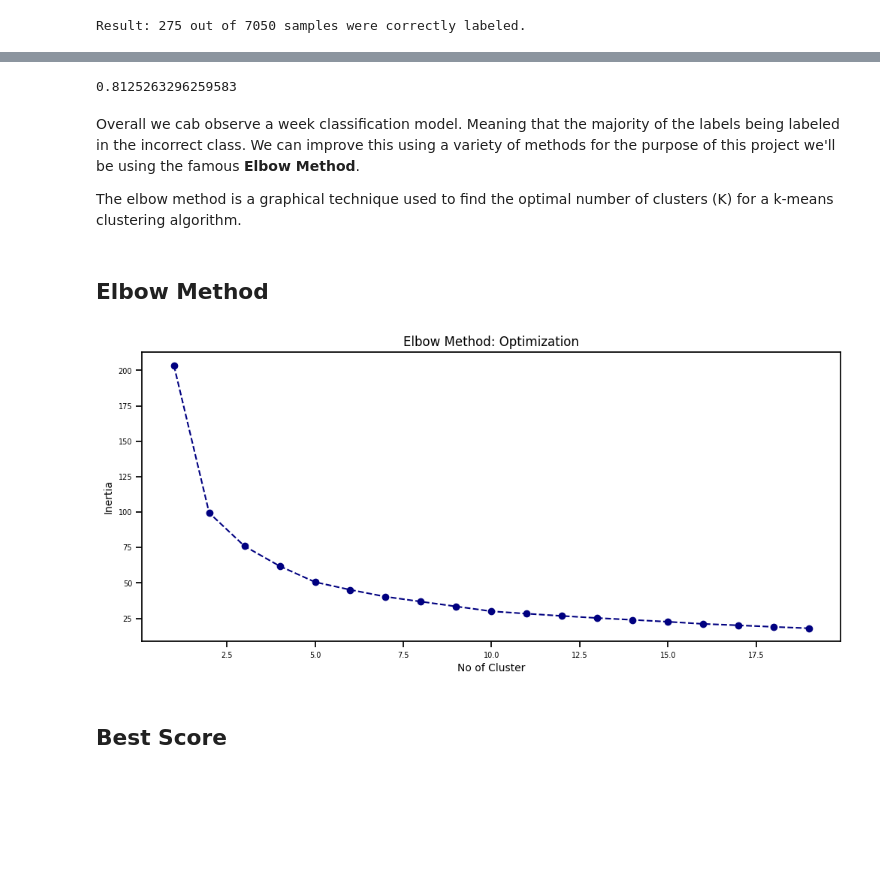
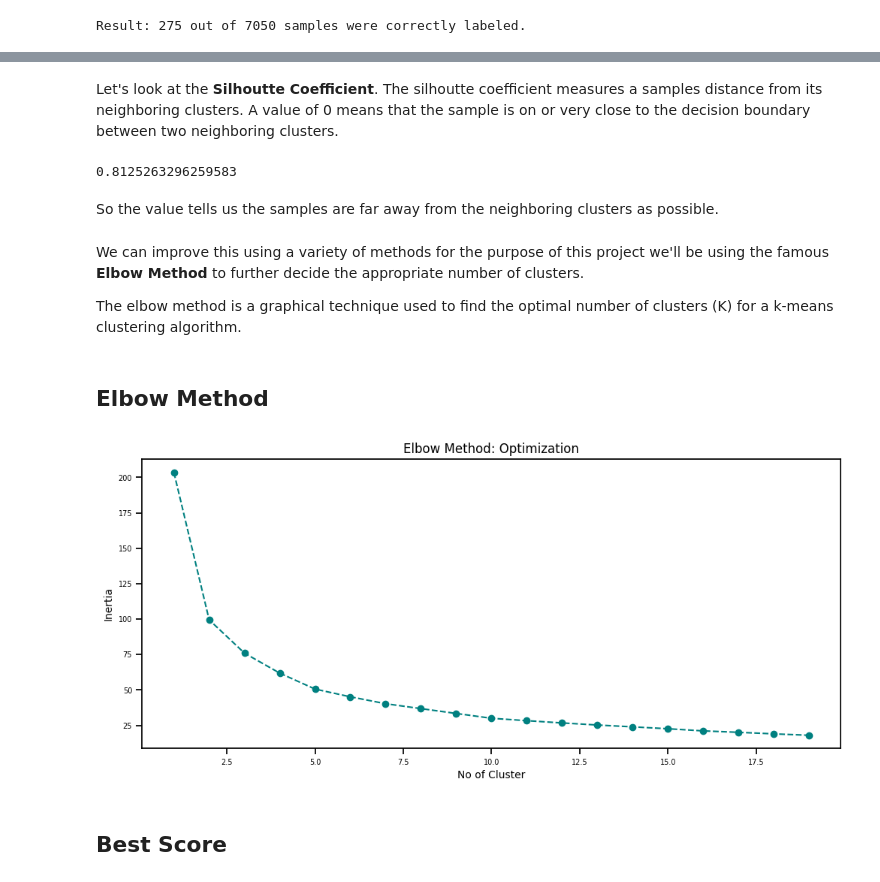
Before and after one commit to abu14/Kaggle_Project_Notebooks, a Jupyter notebook: facebook-live-seller-in-thailand-with-k-means.ipynb, the cells around one changed output, grey strips where cells are left out. Cells and saved outputs as stored; diff of their text form; code cells hidden in the pictures; blank space fills up the shorter version.

Commit message:
Kaggle Notebook | Facebook Live Seller in Thailand with K-Means | Version 2

```diff
--- a/facebook-live-seller-in-thailand-with-k-means.ipynb
+++ b/facebook-live-seller-in-thailand-with-k-means.ipynb
@@ -317,11 +384,15 @@ Result: 275 out of 7050 samples were correctly labeled.
+# %% [markdown]
+Let's look at the **Silhoutte Coefficient**. The silhoutte coefficient measures a samples distance from its neighboring clusters. A value of 0 means that the sample is on or very close to the decision boundary between two neighboring clusters.
 # %%
 from sklearn.metrics import silhouette_samples, silhouette_score
 silhouette_avg = silhouette_score(X_scaled, kmeans.labels_)
 silhouette_avg
 # %% [output]
 0.8125263296259583
+# %% [markdown]
+So the value tells us the samples are far away from the neighboring clusters as possible.
 # %% [markdown]
-Overall we cab observe a week classification model. Meaning that the majority of the labels being labeled in the incorrect class. We can improve this using a variety of methods for the purpose of this project we'll be using the famous **Elbow Method**.
+We can improve this using a variety of methods for the purpose of this project we'll be using the famous **Elbow Method** to further decide the appropriate number of clusters.
 
 The elbow method is a graphical technique used to find the optimal number of clusters (K) for a k-means clustering algorithm.
 # %% [markdown]
@@ -329,23 +400,23 @@ The elbow method is a graphical technique used to find the optimal number of clu
 # %%
 # Model Optimization
 inertia = []
 for i in range(1, 20):
     kmeans = KMeans(n_clusters = i, init='k-means++',max_iter=300, n_init=10, random_state=0)
     #K-means++ speeds up convergence by spreading out the initial centroids as far as possible from one another.
     kmeans.fit(X_scaled)
     inertia.append(kmeans.inertia_)
 
 plt.figure(figsize=(12,5))
-plt.plot(range(1,20), inertia, marker='o',linestyle='--', color='navy')
+plt.plot(range(1,20), inertia, marker='o',linestyle='--', color='teal')
 plt.xlabel("No of Cluster",fontsize=10)
 plt.ylabel("Inertia",fontsize=10)
 plt.title("Elbow Method: Optimization")
 plt.xticks(fontsize=7)
 plt.yticks(fontsize=7)
 plt.grid(False)
 plt.show()
 # %% [output]
-[figure, old version]
+[figure, new version]
 # %% [markdown]
 ## Best Score
 # %% [markdown]
```
Also changed, not shown: parts of 29 cells of this notebook.
